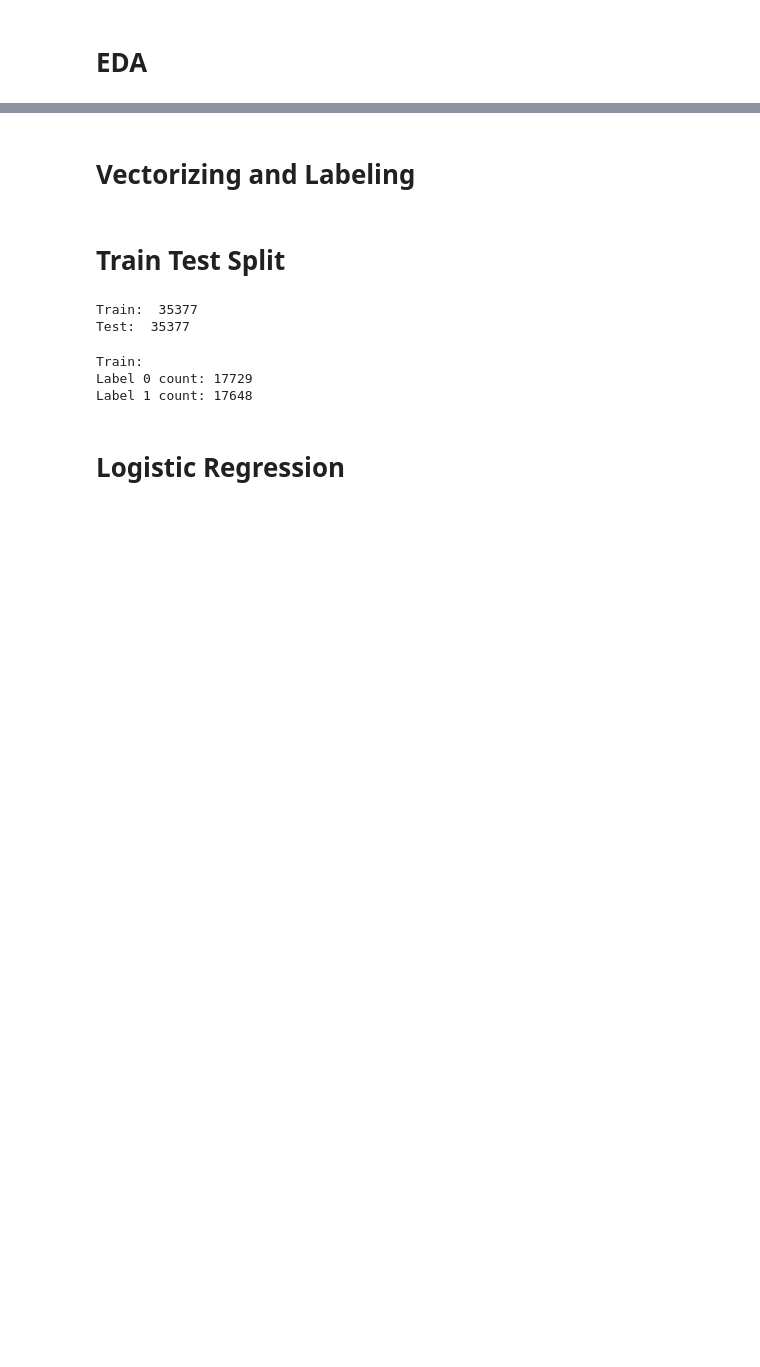
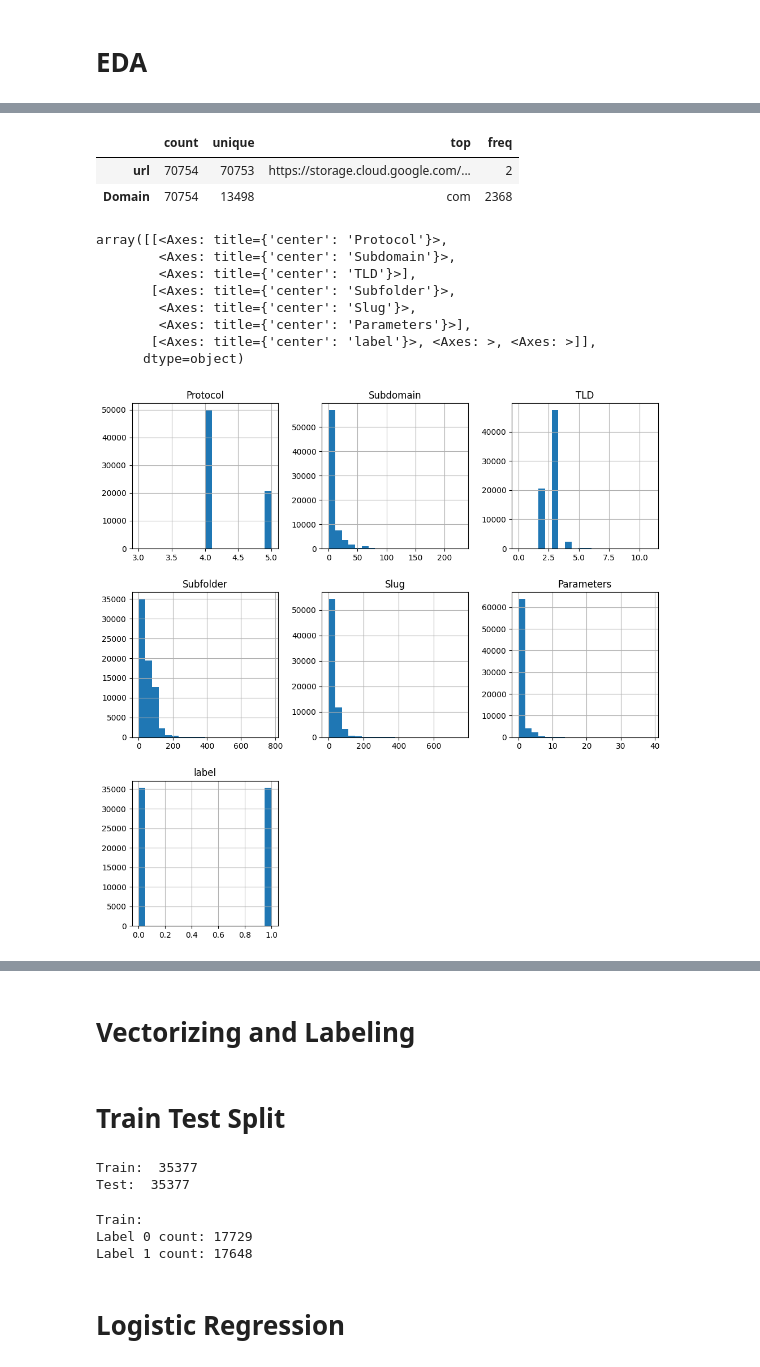
Before and after one commit to buisonanh/phishing-urls-detection, a Jupyter notebook: model copy.ipynb, the cells around one changed output, grey strips where cells are left out. Cells and saved outputs as stored; diff of their text form; code cells hidden in the pictures; blank space fills up the shorter version.

```diff
--- a/model copy.ipynb
+++ b/model copy.ipynb
@@ -230,0 +232,18 @@ sns.countplot(ax=axes[1, 2], data=df, x="https_Domain", hue="label")
+# %%
+df.describe(include='object').T
+# %% [output]
+|  | count | unique | top | freq |
+| url | 70754 | 70753 | https://storage.cloud.google.com/... | 2 |
+| Domain | 70754 | 13498 | com | 2368 |
+# %%
+df.hist(figsize=(12,12),bins=20)
+# %% [output]
+array([[<Axes: title={'center': 'Protocol'}>,
+        <Axes: title={'center': 'Subdomain'}>,
+        <Axes: title={'center': 'TLD'}>],
+       [<Axes: title={'center': 'Subfolder'}>,
+        <Axes: title={'center': 'Slug'}>,
+        <Axes: title={'center': 'Parameters'}>],
+       [<Axes: title={'center': 'label'}>, <Axes: >, <Axes: >]],
+      dtype=object)
+[figure, added]
```
Also changed, not shown: parts of 22 cells of this notebook.
